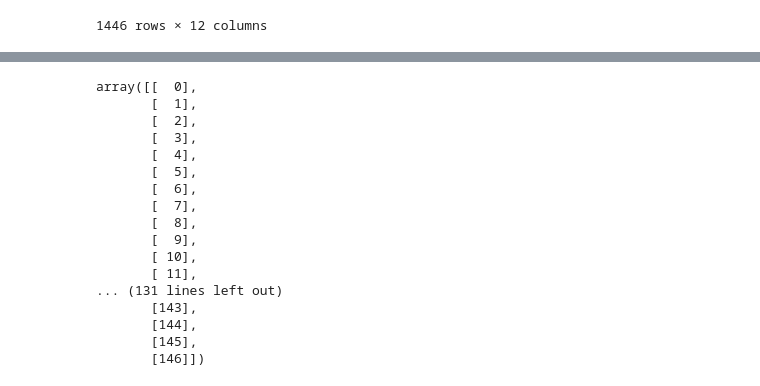
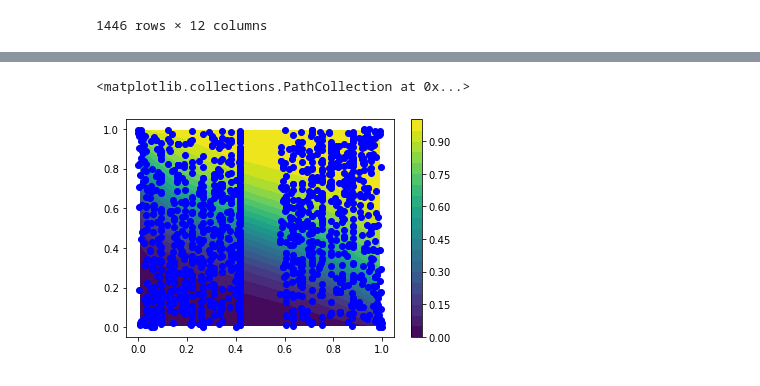
Before and after one commit to KaiKevinLiao/replication-kong2022, a Jupyter notebook: government_choice.ipynb, the cells around one changed output, grey strips where cells are left out. Drawn from its saved outputs; the diff is of its cells as text; code cells hidden in the pictures.

```diff
--- a/government_choice.ipynb
+++ b/government_choice.ipynb
@@ -29,7 +29 @@ def nchoosek(n,r):
-# %%
-def bernstein_bases_univariate(x, nx) :
-    B = np.empty([len(x), nx+1])
-    for p in range(nx + 1):
-        B[:,p] = ( nchoosek(nx,p)* x ** p ) * ((1-x) ** (nx-p))
-    return B
 # %%
@@ -75,22 +82,22 @@ def gchoice_likelihood(beta,bases,win) :
 # %%
-x = GOV.drn.array
-y = GOV.dcn.array
-z = GOV.index.array
-win = GOV.win.array
+x = GOV.drn.array.to_numpy()
+y = GOV.dcn.array.to_numpy()
+z = GOV['index'].array.to_numpy()
+win = GOV.win.array.to_numpy()
 
 nx = 6
 ny = 6
 nz = 2
 
-beta = np.arange(147) + 1
+beta = pd.read_csv('Berstein_parameters.csv', header=None).values
 
 bases = bernstein_bases_trivariate(x, y, z, nx, ny, nz)
 
 numS = bases.shape[0]
-win = win.reshape((numS, 1))
 
-P = bases * beta
-likelihood = (P ** win) * ((1-P) ** (1-win));
-L = sum(np.log(likelihood))
+grad_gchoice_L = grad(gchoice_L)
 
-gchoice_likelihood(beta,bases,win)
+
+init = tuple([0.5]*147)
+result = minimize(gchoice_L, init, method='SLSQP', bounds=[(0,1)]*147, jac=grad_gchoice_L)
+beta = result.x if result.success else np.nan
@@ -112,21 +104,17 @@ array([[  32.724     ],
-# %%
-beta = np.arange(147)
-beta.reshape((147, 1))
-# %% [output]
-array([[  0],
-       [  1],
-       [  2],
-       [  3],
-       [  4],
-       [  5],
-       [  6],
-       [  7],
-       [  8],
-       [  9],
-       [ 10],
-       [ 11],
-... (131 lines left out)
-       [143],
-       [144],
-       [145],
-       [146]])
+# %%
+def gchoice_fun(dcn, drn, index = 0.5):
+    return (bernstein_bases_trivariate(dcn, drn, index, nx, ny, nz) @ beta)[0]
+# %%
+a = np.linspace(0.01, 0.99, 50)
+b = np.linspace(0.01, 0.99, 50)
+A, B = np.meshgrid(a, b)
+
+f = np.frompyfunc(gchoice_fun, 2, 1)
+P = f(A, B)
+
+im = plt.contourf(A, B, P, 20, cmap='viridis')
+plt.colorbar(im)
+plt.scatter(x, y, c ="blue")
+# %% [output]
+<matplotlib.collections.PathCollection at 0x...>
+[figure, added]
```
Also changed, not shown: parts of 21 cells of this notebook, 5 other files.
